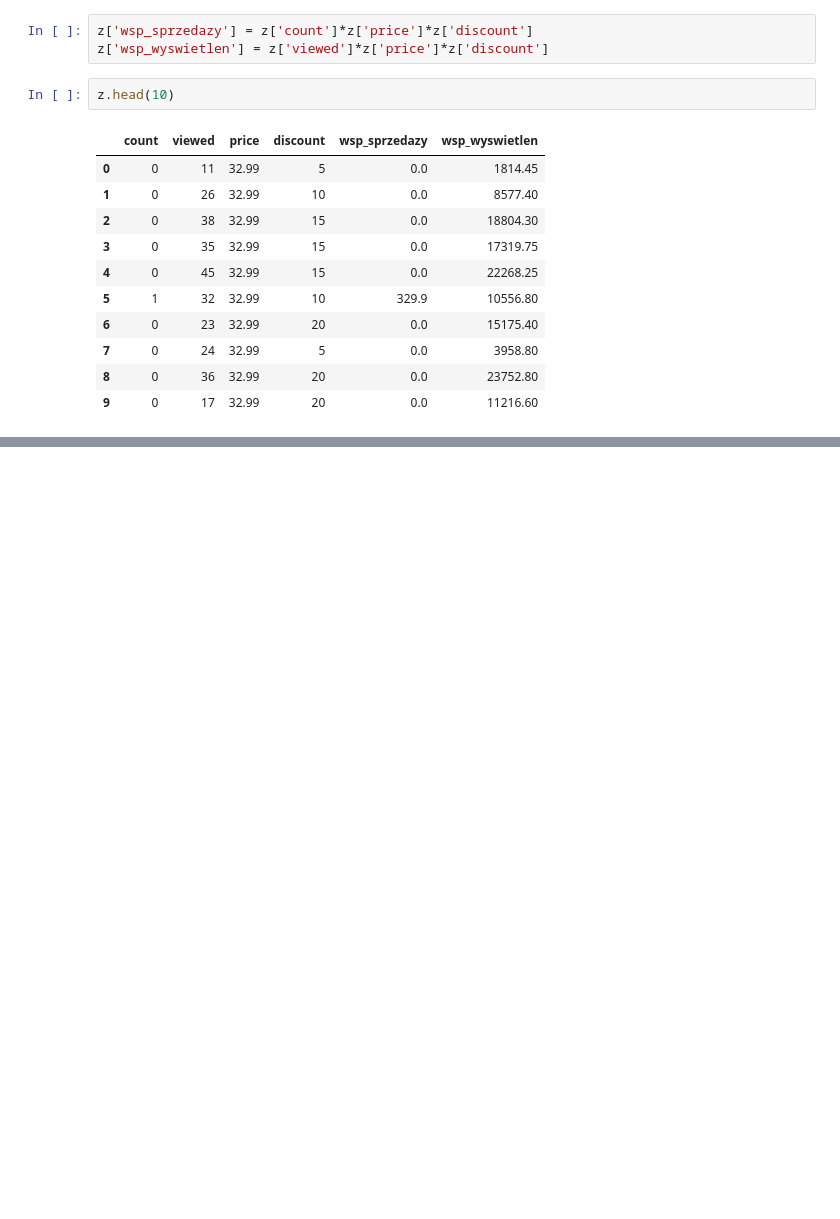
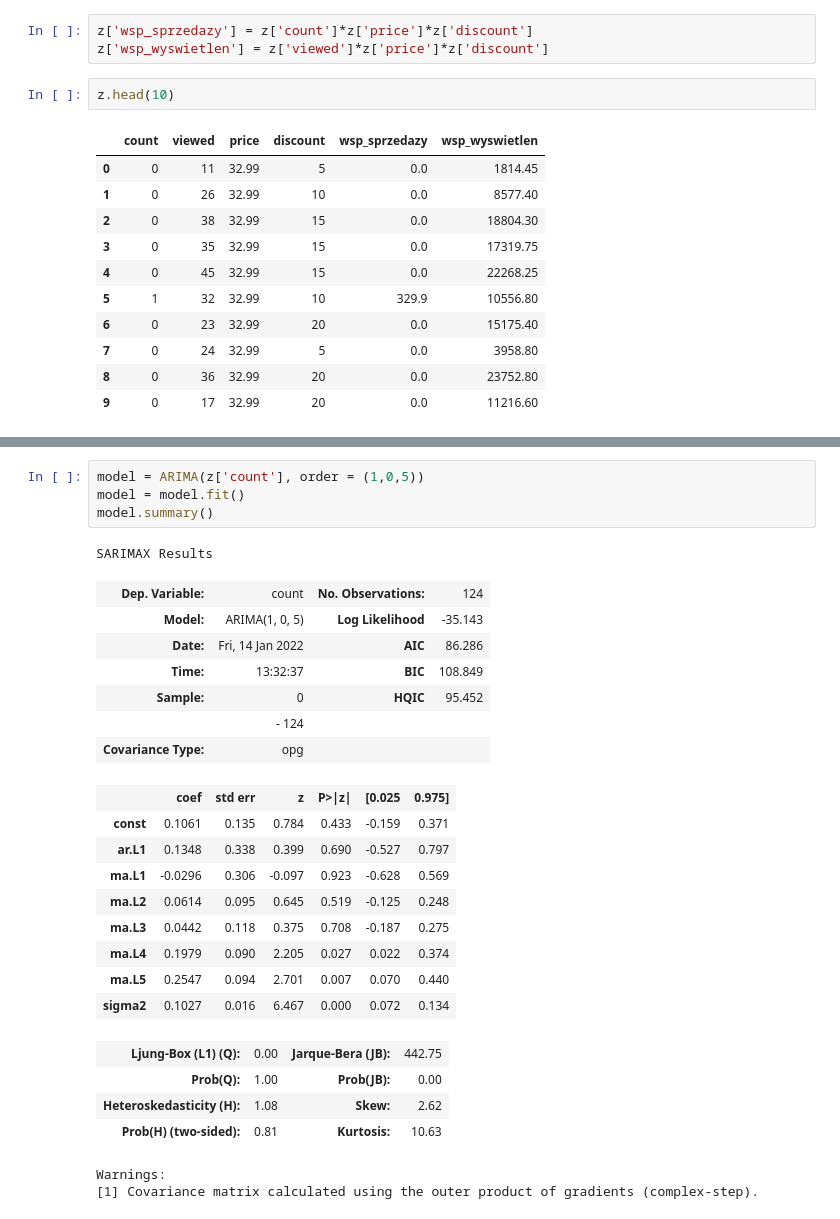
Before and after one commit to Rolkarolka/Delivery-optimization, a Jupyter notebook: notebooks/advanced_model.ipynb, the cells around one changed output, grey strips where cells are left out. Cells and saved outputs as stored; diff of their text form; blank space fills up the shorter version.

```diff
--- a/notebooks/advanced_model.ipynb
+++ b/notebooks/advanced_model.ipynb
@@ -501,0 +533,28 @@ z.head(10)
+# %%
+model = ARIMA(z['count'], order = (1,0,5))
+model = model.fit()
+model.summary()
+# %% [output]
+SARIMAX Results
+| Dep. Variable: | count | No. Observations: | 124 |
+| Model: | ARIMA(1, 0, 5) | Log Likelihood | -35.143 |
+| Date: | Fri, 14 Jan 2022 | AIC | 86.286 |
+| Time: | 13:32:37 | BIC | 108.849 |
+| Sample: | 0 | HQIC | 95.452 |
+|  | - 124 |  |  |
+| Covariance Type: | opg |  |  |
+|  | coef | std err | z | P>|z| | [0.025 | 0.975] |
+| const | 0.1061 | 0.135 | 0.784 | 0.433 | -0.159 | 0.371 |
+| ar.L1 | 0.1348 | 0.338 | 0.399 | 0.690 | -0.527 | 0.797 |
+| ma.L1 | -0.0296 | 0.306 | -0.097 | 0.923 | -0.628 | 0.569 |
+| ma.L2 | 0.0614 | 0.095 | 0.645 | 0.519 | -0.125 | 0.248 |
+| ma.L3 | 0.0442 | 0.118 | 0.375 | 0.708 | -0.187 | 0.275 |
+| ma.L4 | 0.1979 | 0.090 | 2.205 | 0.027 | 0.022 | 0.374 |
+| ma.L5 | 0.2547 | 0.094 | 2.701 | 0.007 | 0.070 | 0.440 |
+| sigma2 | 0.1027 | 0.016 | 6.467 | 0.000 | 0.072 | 0.134 |
+| Ljung-Box (L1) (Q): | 0.00 | Jarque-Bera (JB): | 442.75 |
+| Prob(Q): | 1.00 | Prob(JB): | 0.00 |
+| Heteroskedasticity (H): | 1.08 | Skew: | 2.62 |
+| Prob(H) (two-sided): | 0.81 | Kurtosis: | 10.63 |
+Warnings:
+[1] Covariance matrix calculated using the outer product of gradients (complex-step).
```
Also changed, not shown: parts of 16 cells of this notebook.
